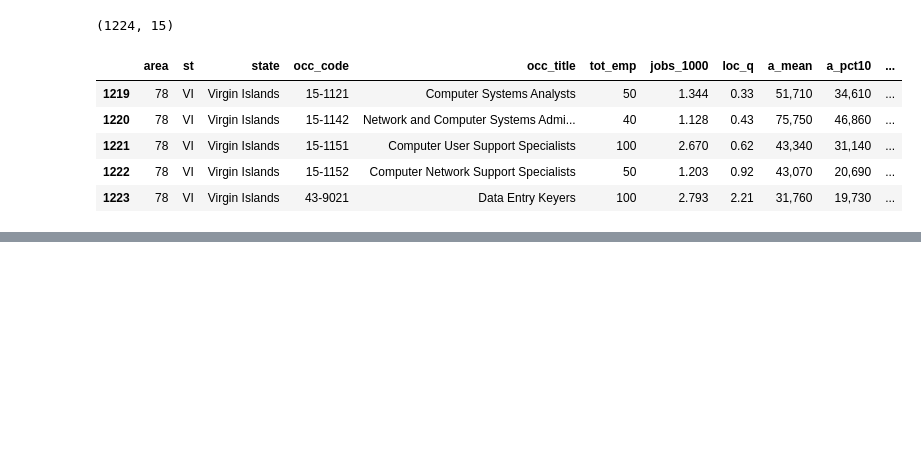
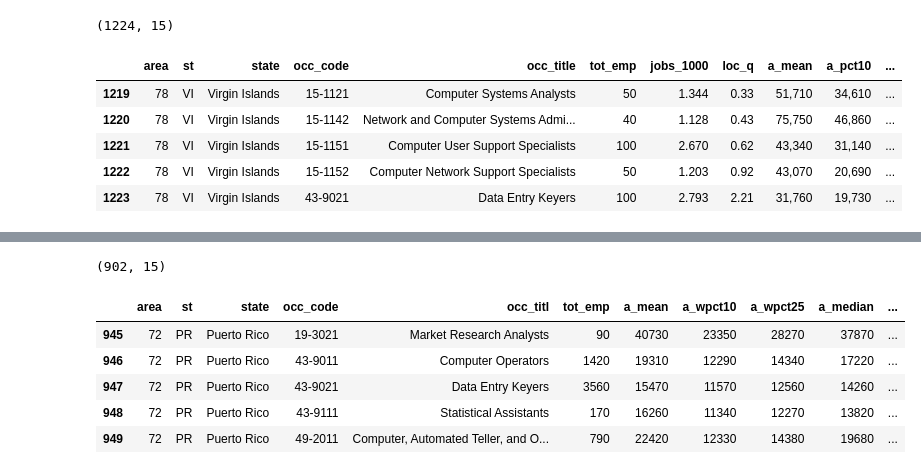
Before and after one commit to mkblake/tech-hubs-brain-drain, a Jupyter notebook: notebooks/cleaning_STATE_OEWS.ipynb, the cells around one changed output, grey strips where cells are left out. Drawn from its saved outputs; the diff is of its cells as text; code cells hidden in the pictures; blank space fills up the shorter version.

```diff
--- a/notebooks/cleaning_STATE_OEWS.ipynb
+++ b/notebooks/cleaning_STATE_OEWS.ipynb
@@ -69,0 +133,3 @@ st2017.tail()
+# %%
+st2000 = pd.read_csv('../data/OEWS/2000state_dl.csv')
+st2000.head(3)
@@ -69,0 +142,22 @@ st2017.tail()
+# %%
+st2000 = st2000[['area', 'st', 'state','occ_code', 'occ_titl', 'tot_emp', 'a_mean',
+                         'a_wpct10', 'a_wpct25', 'a_median', 'a_wpct75', 'a_wpct90']]
+bad1 = ['*', '**', '#']
+good1 = [0, 0, 145601]
+st2000 = st2000.replace(to_replace=bad1, value=good1)
+occ_codes_2000 = ['11-3021', '13-1081', '13-1111', '15-1011', '15-1021', '15-1031',
+                                                    '15-1032', '15-1041', '15-1051', '15-1061', '15-1071', '15-1081',
+                                                    '15-1099', '15-2031', '15-2041', '17-2061', '19-3021', '19-3021',
+                                                    '43-9011', '43-9021', '43-9111', '49-2011']
+st2000 = st2000.loc[st2000.occ_code.isin(occ_codes_2000)].reset_index(drop=True)
+st2000 = st2000.loc[~st2000.state.isin(['Guam', 'Virgin Islands'])].reset_index(drop=True)
+print(st2010.shape)
+st2000.tail()
+# %% [output]
+(902, 15)
+|  | area | st | state | occ_code | occ_titl | tot_emp | a_mean | a_wpct10 | a_wpct25 | a_median | ... |
+| 945 | 72 | PR | Puerto Rico | 19-3021 | Market Research Analysts | 90 | 40730 | 23350 | 28270 | 37870 | ... |
+| 946 | 72 | PR | Puerto Rico | 43-9011 | Computer Operators | 1420 | 19310 | 12290 | 14340 | 17220 | ... |
+| 947 | 72 | PR | Puerto Rico | 43-9021 | Data Entry Keyers | 3560 | 15470 | 11570 | 12560 | 14260 | ... |
+| 948 | 72 | PR | Puerto Rico | 43-9111 | Statistical Assistants | 170 | 16260 | 11340 | 12270 | 13820 | ... |
+| 949 | 72 | PR | Puerto Rico | 49-2011 | Computer, Automated Teller, and O... | 790 | 22420 | 12330 | 14380 | 19680 | ... |
```
Also changed, not shown: parts of 10 cells of this notebook.
